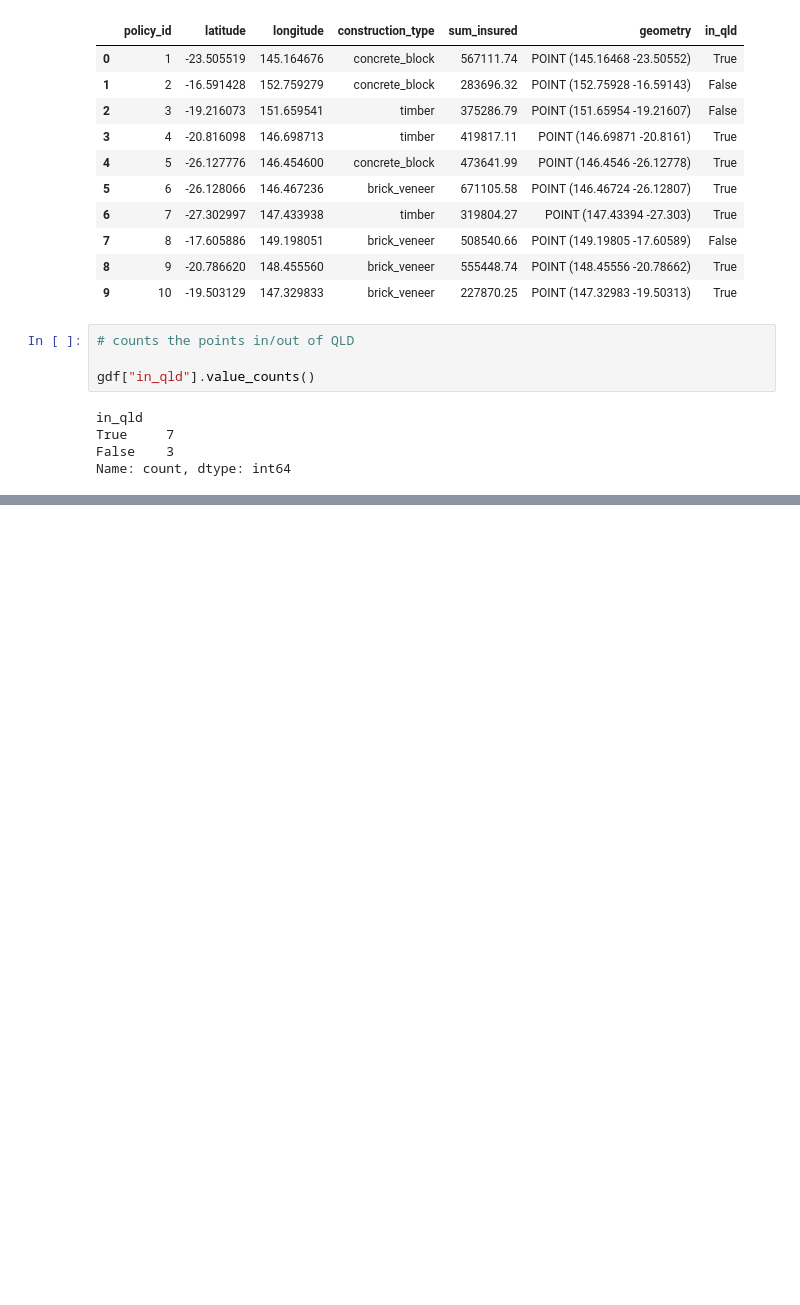
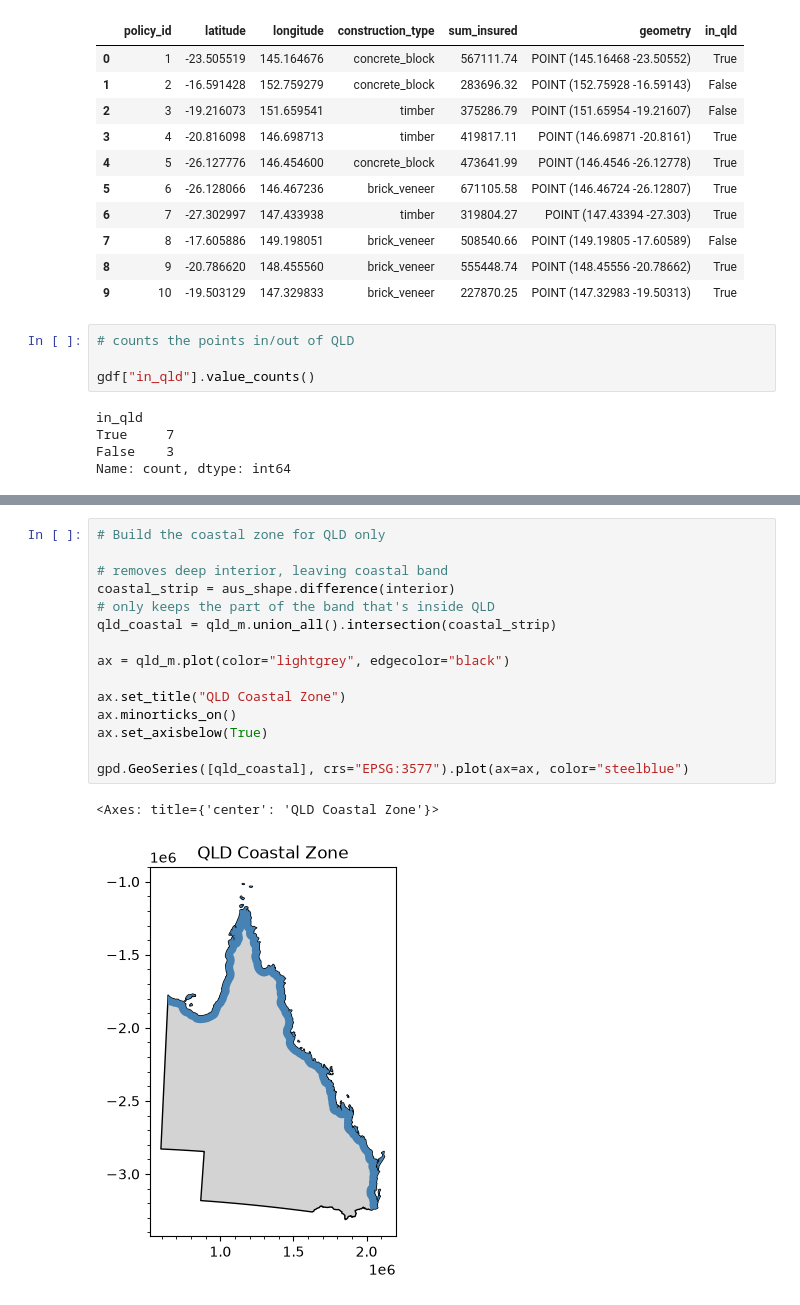
Before and after one commit to kchotalia/catastrophe-modelling-qld, a Jupyter notebook: 02_geospatial_exploration.ipynb, the cells around one changed output, grey strips where cells are left out. Saved outputs shown, nothing was run; the diff lists cells and outputs as text; blank space fills up the shorter version.

```diff
--- a/02_geospatial_exploration.ipynb
+++ b/02_geospatial_exploration.ipynb
@@ -117,0 +255,18 @@ Name: count, dtype: int64
+# %%
+# Build the coastal zone for QLD only
+
+# removes deep interior, leaving coastal band
+coastal_strip = aus_shape.difference(interior)
+# only keeps the part of the band that's inside QLD
+qld_coastal = qld_m.union_all().intersection(coastal_strip)
+
+ax = qld_m.plot(color="lightgrey", edgecolor="black")
+
+ax.set_title("QLD Coastal Zone")
+ax.minorticks_on()
+ax.set_axisbelow(True)
+
+gpd.GeoSeries([qld_coastal], crs="EPSG:3577").plot(ax=ax, color="steelblue")
+# %% [output]
+<Axes: title={'center': 'QLD Coastal Zone'}>
+[figure, added]
```
Also changed, not shown: parts of 28 cells of this notebook, 6 other files.
